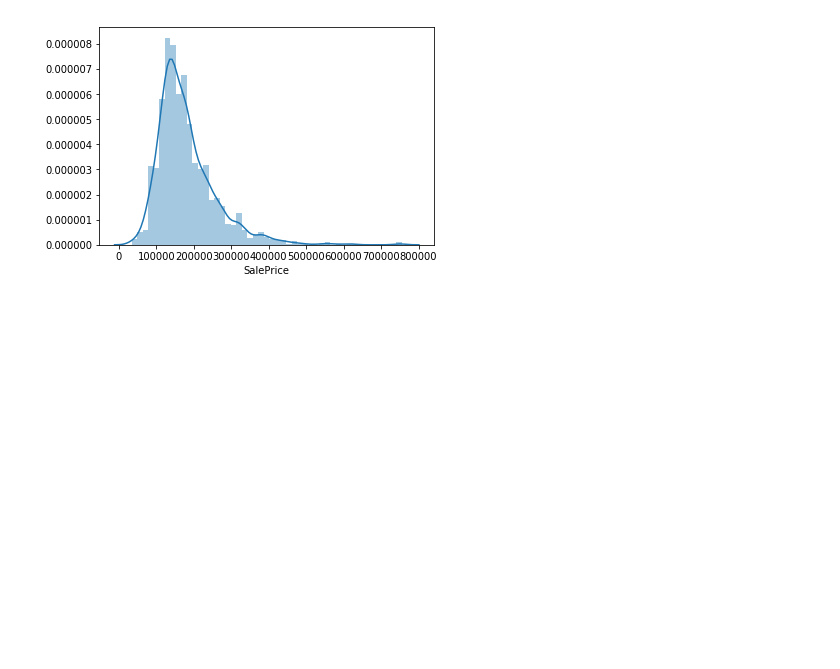
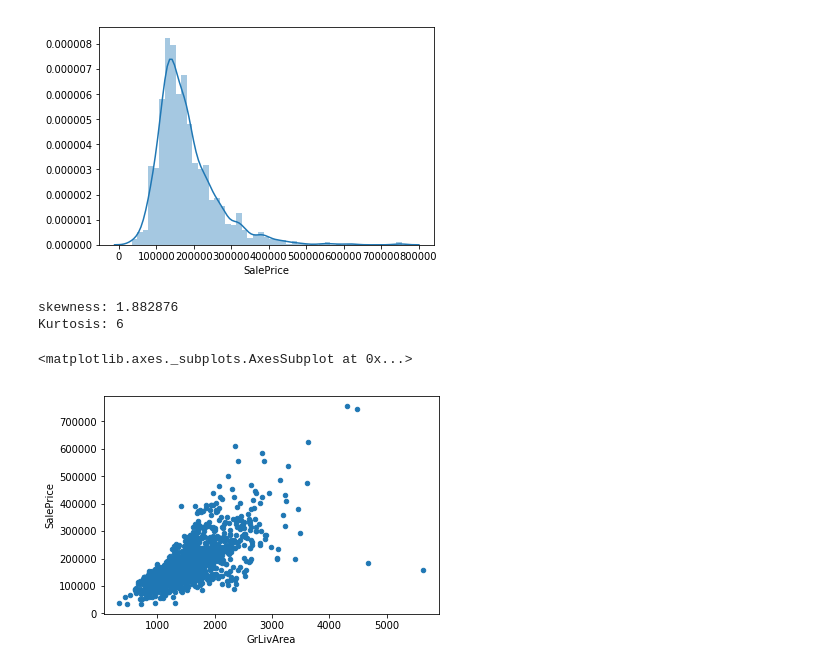
Before and after one commit to innovator-arjun/DataScience-Learning, a Jupyter notebook: House Price-Advanced Regression techniques/House Price Prediction.ipynb, the cells around one changed output. Cells and saved outputs as stored; diff of their text form; code cells hidden in the pictures; blank space fills up the shorter version.

```diff
--- a/House Price-Advanced Regression techniques/House Price Prediction.ipynb
+++ b/House Price-Advanced Regression techniques/House Price Prediction.ipynb
@@ -84,0 +85,12 @@ print(skewness:%f)
+# %%
+print("skewness: %f" %house_data['SalePrice'].skew())
+
+print("Kurtosis: %d" %house_data['SalePrice'].kurt())
+# %% [output]
+skewness: 1.882876
+Kurtosis: 6
+# %%
+house_data.plot.scatter(x='GrLivArea',y='SalePrice')
+# %% [output]
+<matplotlib.axes._subplots.AxesSubplot at 0x...>
+[figure, added]
```
Also changed, not shown: parts of 4 cells of this notebook.
